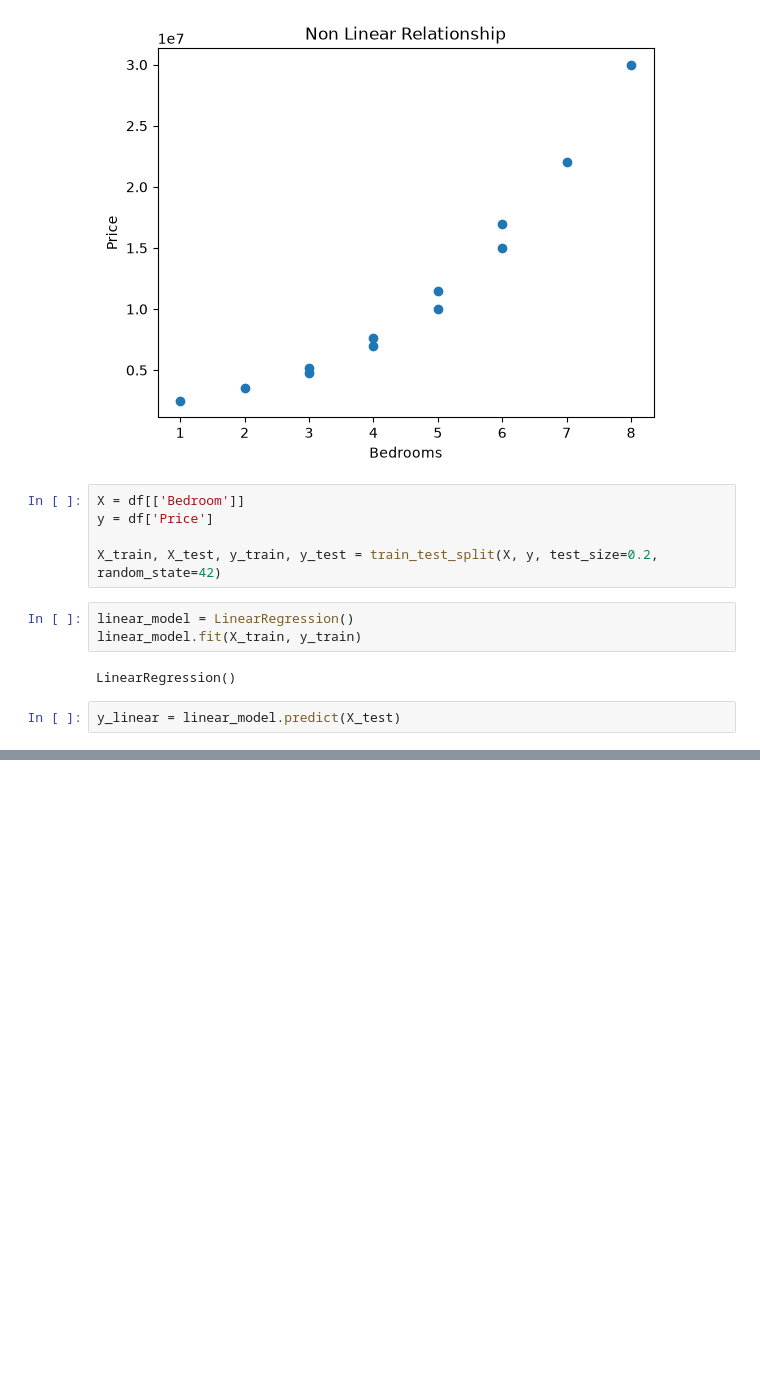
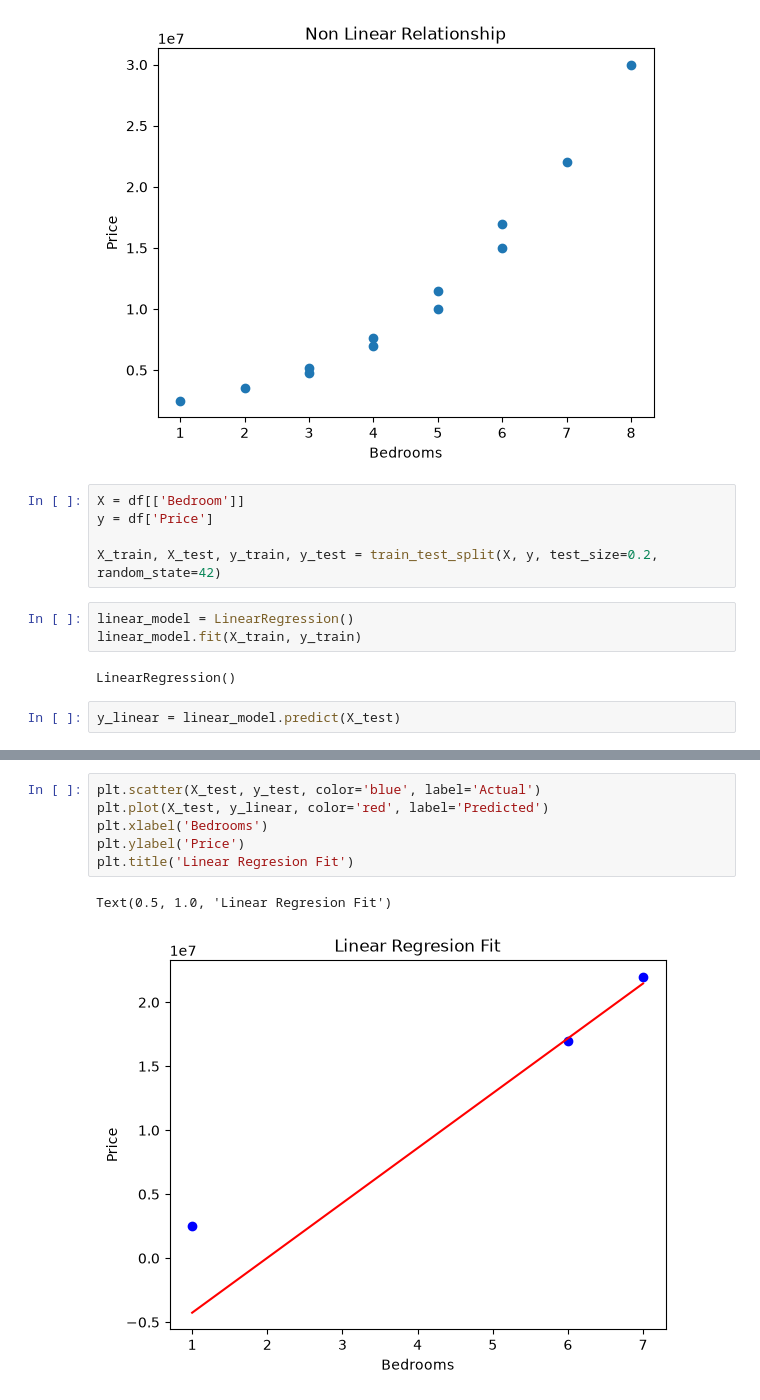
Before and after one commit to WillardDev/Machine_Learning_Foundation, a Jupyter notebook: Linear_Regression.ipynb, the cells around one changed output, grey strips where cells are left out. Cells and saved outputs as stored; diff of their text form; blank space fills up the shorter version.

```diff
--- a/Linear_Regression.ipynb
+++ b/Linear_Regression.ipynb
@@ -110,0 +124,9 @@ y_linear = linear_model.predict(X_test)
+# %%
+plt.scatter(X_test, y_test, color='blue', label='Actual')
+plt.plot(X_test, y_linear, color='red', label='Predicted')
+plt.xlabel('Bedrooms')
+plt.ylabel('Price')
+plt.title('Linear Regresion Fit')
+# %% [output]
+Text(0.5, 1.0, 'Linear Regresion Fit')
+[figure, added]
```
Also changed, not shown: parts of 1 cell of this notebook.
